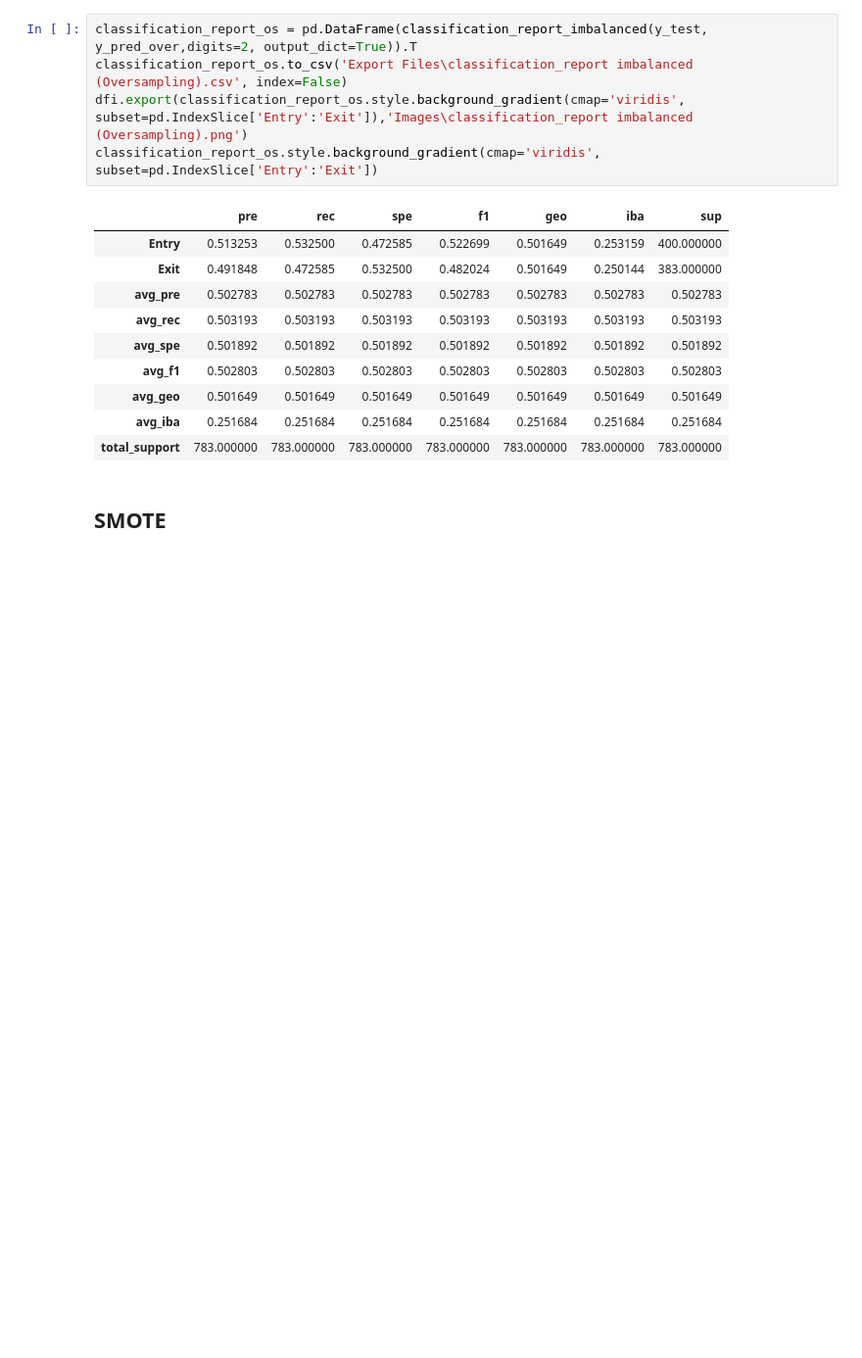
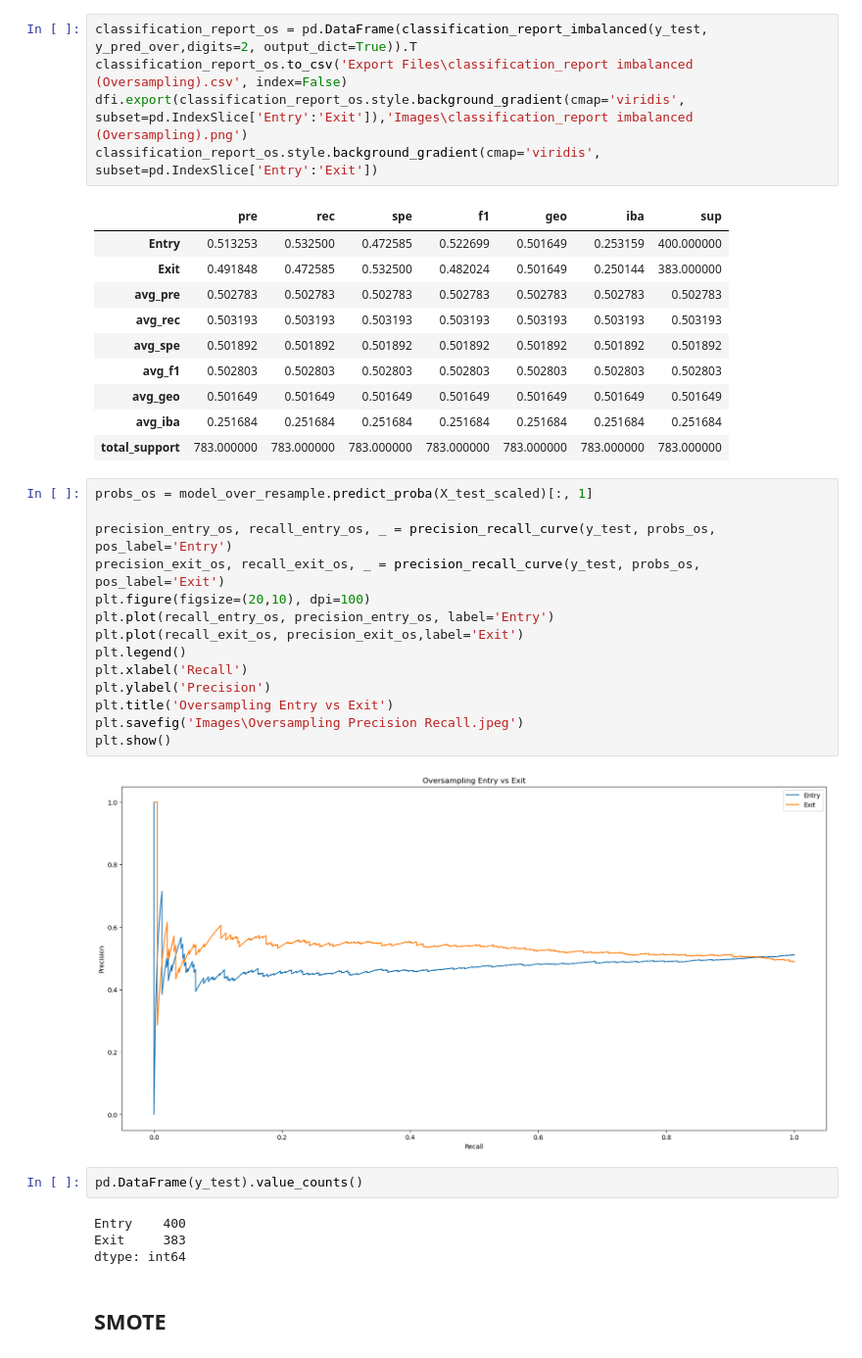
Before and after one commit to somyapanda/Project_2, a Jupyter notebook: Final_Project/Decision Tree & Sampling.ipynb, the cells around one changed output. Shown at 98% size. Cells and saved outputs as stored; diff of their text form; blank space fills up the shorter version.

```diff
--- a/Final_Project/Decision Tree & Sampling.ipynb
+++ b/Final_Project/Decision Tree & Sampling.ipynb
@@ -317,6 +320,28 @@ classification_report_os.style.background_gradient(cmap='viridis', subset=pd.Ind
 | avg_geo | 0.501649 | 0.501649 | 0.501649 | 0.501649 | 0.501649 | 0.501649 | 0.501649 |
 | avg_iba | 0.251684 | 0.251684 | 0.251684 | 0.251684 | 0.251684 | 0.251684 | 0.251684 |
 | total_support | 783.000000 | 783.000000 | 783.000000 | 783.000000 | 783.000000 | 783.000000 | 783.000000 |
+# %%
+probs_os = model_over_resample.predict_proba(X_test_scaled)[:, 1]
+
+precision_entry_os, recall_entry_os, _ = precision_recall_curve(y_test, probs_os, pos_label='Entry')
+precision_exit_os, recall_exit_os, _ = precision_recall_curve(y_test, probs_os, pos_label='Exit')
+plt.figure(figsize=(20,10), dpi=100)
+plt.plot(recall_entry_os, precision_entry_os, label='Entry')
+plt.plot(recall_exit_os, precision_exit_os,label='Exit')
+plt.legend()
+plt.xlabel('Recall')
+plt.ylabel('Precision')
+plt.title('Oversampling Entry vs Exit')
+plt.savefig('Images\Oversampling Precision Recall.jpeg')
+plt.show()
+# %% [output]
+[figure, added]
+# %%
+pd.DataFrame(y_test).value_counts()
+# %% [output]
+Entry    400
+Exit     383
+dtype: int64
 # %% [markdown]
 ## SMOTE
 # %%
```
Also changed, not shown: parts of 7 cells of this notebook, 6 other files.
